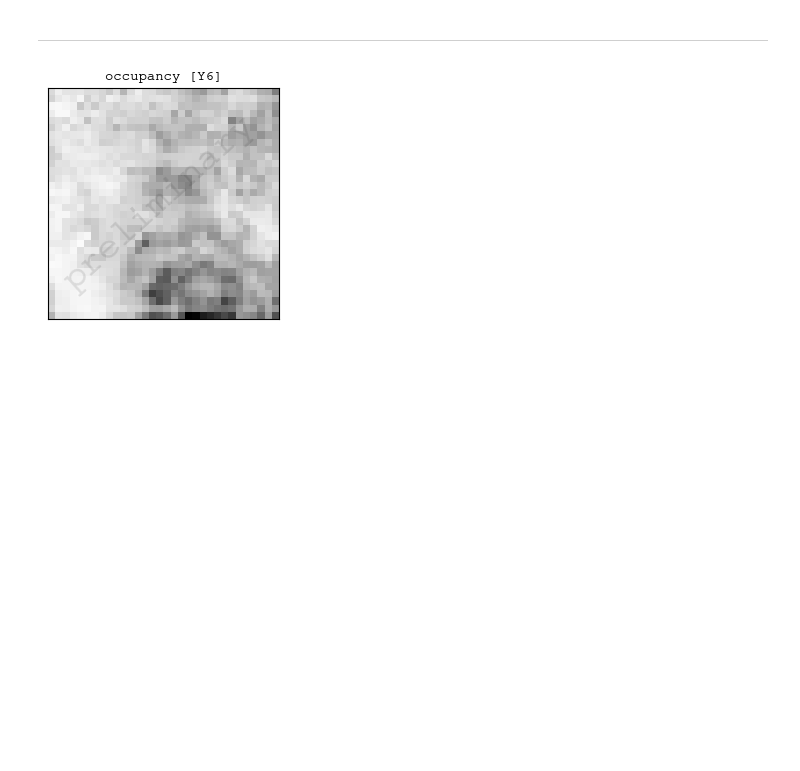
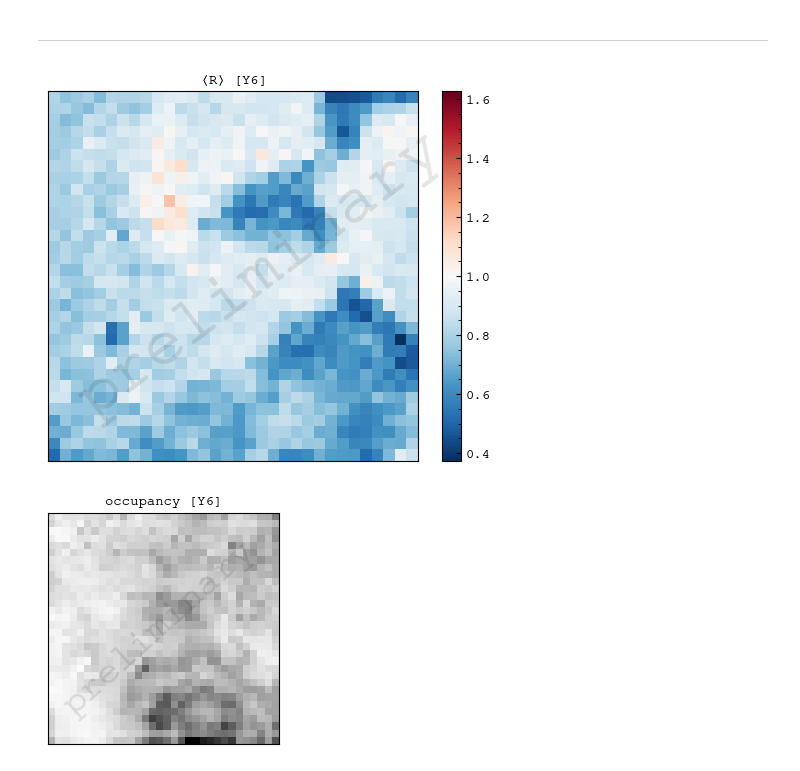
Before and after one commit to sidneymau/des-y6-image-sims-analysis, a Jupyter notebook: notebooks/2025_02_17_tomography/nzs.ipynb, the cells around one changed output. Drawn from its saved outputs; the diff is of its cells as text; code cells hidden in the pictures; blank space fills up the shorter version.

```diff
--- a/notebooks/2025_02_17_tomography/nzs.ipynb
+++ b/notebooks/2025_02_17_tomography/nzs.ipynb
@@ -124,9 +133,3 @@ plt.show()
 # %%
 shear_y6 = h5py.File(lib.const.Y6_SHEAR_CATALOG)
 redshift_y6 = h5py.File(lib.const.Y6_REDSHIFT_CATALOG)
-# %%
-_, shear_y6_index, redshift_y6_index = np.intersect1d(
-    shear_y6["mdet/noshear"]["uid"],
-    redshift_y6["sompz/noshear"]["coadd_object_id"],
-    return_indices=True,
-)
@@ -140,0 +136,4 @@ weights_y6 = lib.weights.get_shear_weights(shear_y6["mdet/noshear"])
+# %%
+bhat_y6 = {}
+cell_y6 = {}
+weight_y6 = {}
@@ -148,8 +166,8 @@ count_grid_y6, _, _ = stats.binned_statistic(
 occupancy_grid_y6 = count_grid_y6 / sum(count_grid_y6)
 # %%
 _weight_grid_y6, _, _ = stats.binned_statistic(
-    cell_y6,
-    weights_y6,
+    cell_y6["noshear"],
+    weight_y6["noshear"],
     statistic="sum",
     bins=lib.const.CELL_IDS,
 )
@@ -157,3 +214,25 @@ weight_grid_y6 = _weight_grid_y6 / sum(_weight_grid_y6)
+# %%
+fig, axs = plt.subplots(1, 1)
+
+norm=mpl.colors.CenteredNorm(1)
+
+m = axs.imshow(
+    response_grid_y6.reshape(lib.const.SOM_SHAPE),
+    origin="lower",
+    cmap="RdBu_r",
+    norm=norm,
+)
+fig.colorbar(m)
+
+axs.set_xticks([])
+axs.set_yticks([])
+axs.set_title("$〈R〉$ [Y6]")
+
+watermark(fig)
+
+plt.show()
+# %% [output]
+[figure, added]
 # %%
 fig, axs = plt.subplots(1, 1, figsize=(3 + 4/12, 3))
 
```
Also changed, not shown: parts of 26 cells of this notebook, 1 other file.
